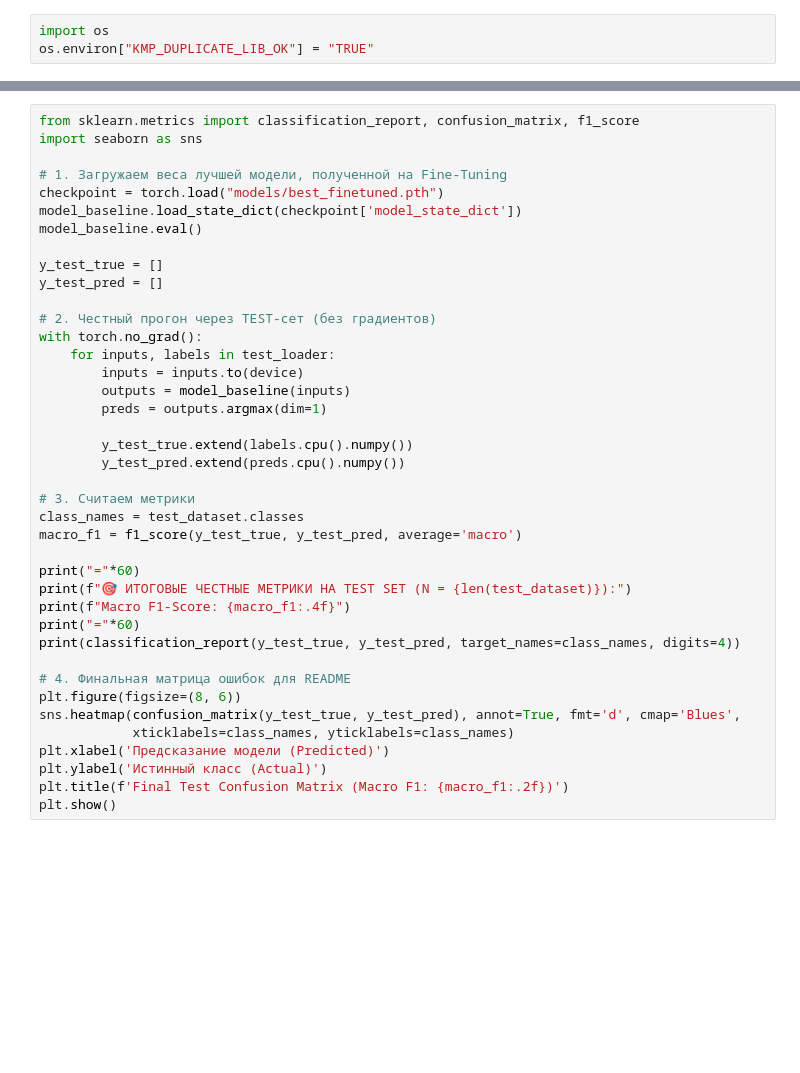
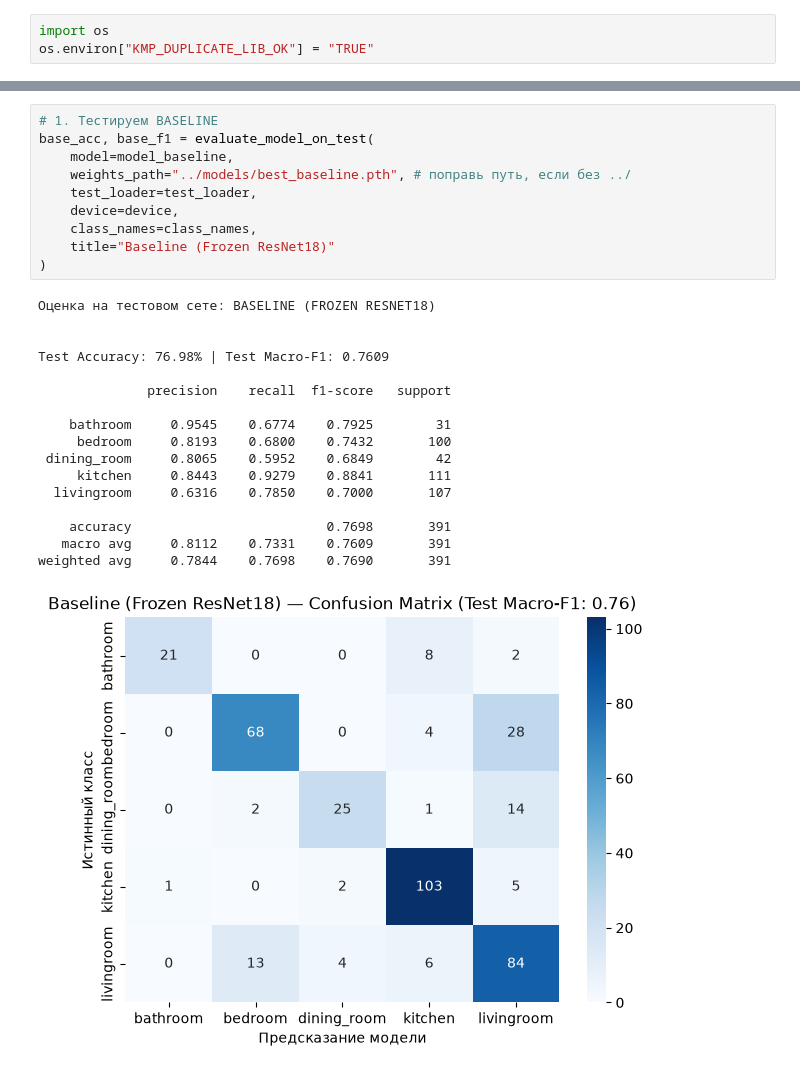
Before and after one commit to olegg083/realestate-vision, a Jupyter notebook: notebooks/02_dataloaders.ipynb, the cells around one changed output, grey strips where cells are left out. Cells and saved outputs as stored; diff of their text form; blank space fills up the shorter version.

Commit message:
Add training ans test

```diff
--- a/notebooks/02_dataloaders.ipynb
+++ b/notebooks/02_dataloaders.ipynb
@@ -213,40 +277,28 @@ plt.show()
-# %%
-from sklearn.metrics import classification_report, confusion_matrix, f1_score
-import seaborn as sns
-
-# 1. Загружаем веса лучшей модели, полученной на Fine-Tuning
-checkpoint = torch.load("models/best_finetuned.pth")
-model_baseline.load_state_dict(checkpoint['model_state_dict'])
-model_baseline.eval()
-
-y_test_true = []
-y_test_pred = []
-
-# 2. Честный прогон через TEST-сет (без градиентов)
-with torch.no_grad():
-    for inputs, labels in test_loader:
-        inputs = inputs.to(device)
-        outputs = model_baseline(inputs)
-        preds = outputs.argmax(dim=1)
-
-        y_test_true.extend(labels.cpu().numpy())
-        y_test_pred.extend(preds.cpu().numpy())
-
-# 3. Считаем метрики
-class_names = test_dataset.classes
-macro_f1 = f1_score(y_test_true, y_test_pred, average='macro')
-
-print("="*60)
-print(f"🎯 ИТОГОВЫЕ ЧЕСТНЫЕ МЕТРИКИ НА TEST SET (N = {len(test_dataset)}):")
-print(f"Macro F1-Score: {macro_f1:.4f}")
-print("="*60)
-print(classification_report(y_test_true, y_test_pred, target_names=class_names, digits=4))
-
-# 4. Финальная матрица ошибок для README
-plt.figure(figsize=(8, 6))
-sns.heatmap(confusion_matrix(y_test_true, y_test_pred), annot=True, fmt='d', cmap='Blues',
-            xticklabels=class_names, yticklabels=class_names)
-plt.xlabel('Предсказание модели (Predicted)')
-plt.ylabel('Истинный класс (Actual)')
-plt.title(f'Final Test Confusion Matrix (Macro F1: {macro_f1:.2f})')
-plt.show()
+# %%
+# 1. Тестируем BASELINE
+base_acc, base_f1 = evaluate_model_on_test(
+    model=model_baseline,
+    weights_path="../models/best_baseline.pth", # поправь путь, если без ../
+    test_loader=test_loader,
+    device=device,
+    class_names=class_names,
+    title="Baseline (Frozen ResNet18)"
+)
+# %% [output]
+Оценка на тестовом сете: BASELINE (FROZEN RESNET18)
+
+
+Test Accuracy: 76.98% | Test Macro-F1: 0.7609
+
+              precision    recall  f1-score   support
+
+    bathroom     0.9545    0.6774    0.7925        31
+     bedroom     0.8193    0.6800    0.7432       100
+ dining_room     0.8065    0.5952    0.6849        42
+     kitchen     0.8443    0.9279    0.8841       111
+  livingroom     0.6316    0.7850    0.7000       107
+
+    accuracy                         0.7698       391
+   macro avg     0.8112    0.7331    0.7609       391
+weighted avg     0.7844    0.7698    0.7690       391
+[figure, added]
```
Also changed, not shown: parts of 12 cells of this notebook.
